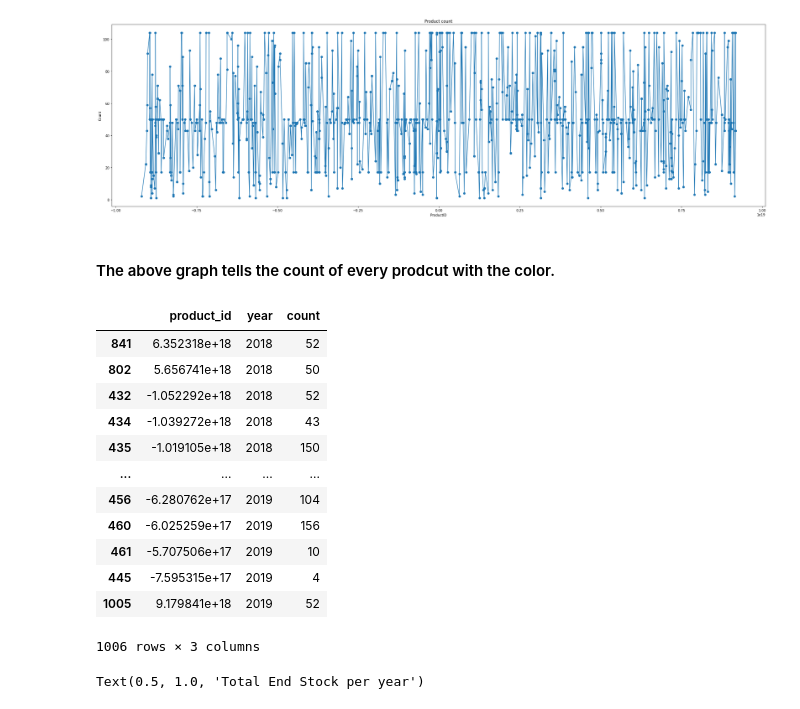
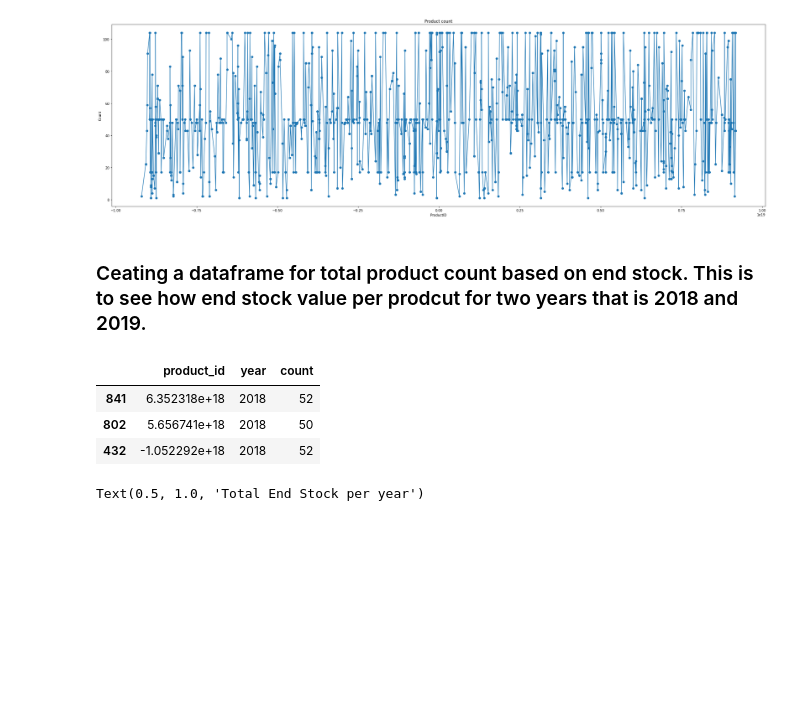
Before and after one commit to Aneruth/ProductSalesForecasting, a Jupyter notebook: main.ipynb, the cells around one changed output. Drawn from its saved outputs; the diff is of its cells as text; code cells hidden in the pictures; blank space fills up the shorter version.

```diff
--- a/main.ipynb
+++ b/main.ipynb
@@ -104,6 +67,6 @@ list(map(lambda x: checkNan(x), [invDf,transDf,prodDf])) # we can see all the da
 # %%
-def convert_to_flaot(dataset):
-    """A method to convert a dataset columns into a float64 values.
+def convert_to_float(dataset):
+    """A method to downcast all the values to float64 long variables except date object.
 
     Args:
         dataset (DataFrame): dataset to convert the colums into float64 values
@@ -115,4 +78,5 @@ def convert_to_flaot(dataset):
         if col != 'date' and col != 'year':
             dataset[col] = dataset[col].astype('float64')
     return dataset
-invDf,transDf,prodDf = (map(lambda x: convert_to_flaot(x), [invDf,transDf,prodDf]))
+
+invDf,transDf,prodDf = (map(lambda x: convert_to_float(x), [invDf,transDf,prodDf]))
@@ -220,24 +144,15 @@ plt.title('Product count')
 # %% [output]
 Text(0.5, 1.0, 'Product count')
 [figure]
-# %% [markdown]
-#### The above graph tells the count of every prodcut with the color.
+# %% [markdown]
+### Ceating a dataframe for total product count based on end stock. This is to see how end stock value per prodcut for two years that is 2018 and 2019.
 # %%
 prod_endStock_count_df = pd.DataFrame({'count' : invDf.groupby(["product_id", "year"] ).end_stock.size()}).reset_index().sort_values(by=['year'])
 # %%
-prod_endStock_count_df
+prod_endStock_count_df.head(3)
 # %% [output]
 |  | product_id | year | count |
 | 841 | 6.352318e+18 | 2018 | 52 |
 | 802 | 5.656741e+18 | 2018 | 50 |
 | 432 | -1.052292e+18 | 2018 | 52 |
-| 434 | -1.039272e+18 | 2018 | 43 |
-| 435 | -1.019105e+18 | 2018 | 150 |
-| ... | ... | ... | ... |
-| 456 | -6.280762e+17 | 2019 | 104 |
-| 460 | -6.025259e+17 | 2019 | 156 |
-| 461 | -5.707506e+17 | 2019 | 10 |
-| 445 | -7.595315e+17 | 2019 | 4 |
-| 1005 | 9.179841e+18 | 2019 | 52 |
-1006 rows × 3 columns
 # %%
```
Also changed, not shown: parts of 121 cells of this notebook, 3 other files.
